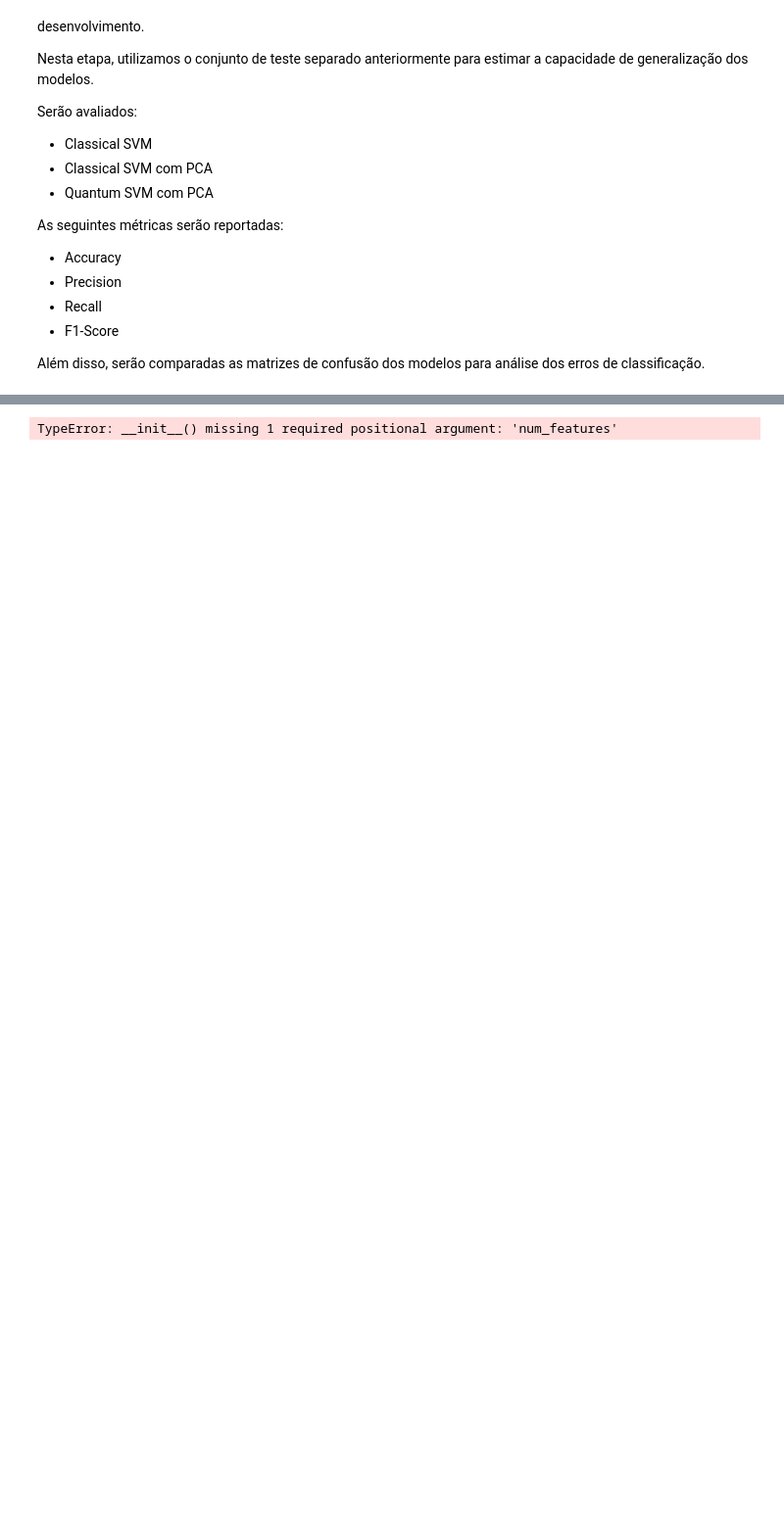
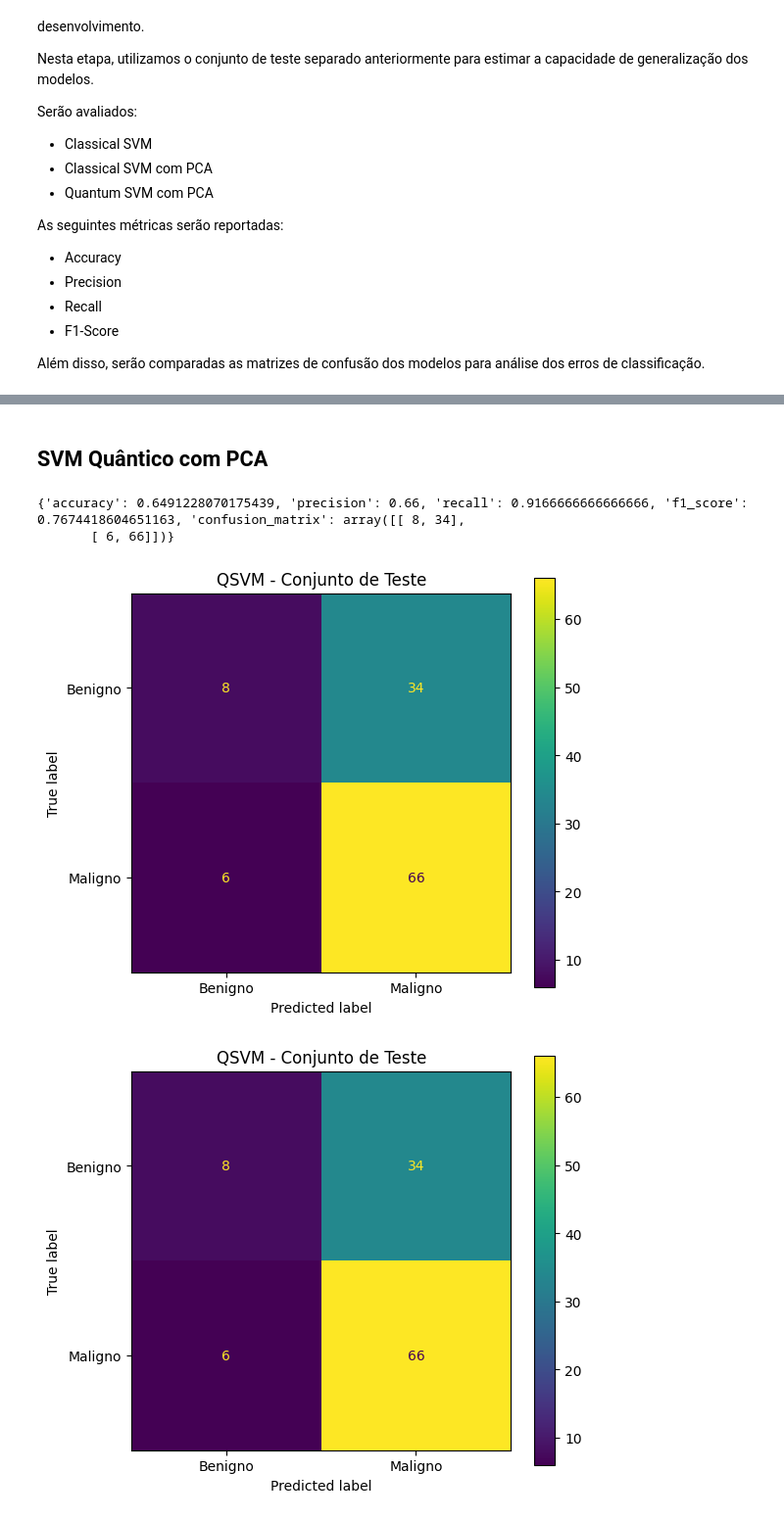
Before and after one commit to jodafons/pee-886-2026-01, a Jupyter notebook: notebooks/ellizeu_sena/qsvm_breast_cancer.ipynb, the cells around one changed output, grey strips where cells are left out. Shown at 98% size. Saved outputs shown, nothing was run; the diff lists cells and outputs as text; code cells hidden in the pictures; blank space fills up the shorter version.

```diff
--- a/notebooks/ellizeu_sena/qsvm_breast_cancer.ipynb
+++ b/notebooks/ellizeu_sena/qsvm_breast_cancer.ipynb
@@ -482,15 +557,36 @@ classical_results
+# %% [markdown]
+## SVM Quântico com PCA
 # %%
 quantum_results = evaluate_saved_model(
     model_class=QuantumSVM,
     model_path=os.path.join(
         DATA_PATH,
         "models",
         "quantum_svm_with_pca.joblib",
     ),
     X_test=X_test_pca,
     y_test=y_test_pca,
 )
 
-quantum_results
+print(quantum_results)
+
+plot_confusion_matrix(
+    confusion_matrix=quantum_results[
+        "confusion_matrix"
+    ],
+    class_names=[
+        "Benigno",
+        "Maligno",
+    ],
+    title="QSVM - Conjunto de Teste",
+    output_path=os.path.join(
+        DATA_PATH,
+        "plots",
+        "quantum_svm_with_pca_confusion_matrix.pdf",
+    )
+)
 # %% [output]
-TypeError: __init__() missing 1 required positional argument: 'num_features'
+{'accuracy': 0.6491228070175439, 'precision': 0.66, 'recall': 0.9166666666666666, 'f1_score': 0.7674418604651163, 'confusion_matrix': array([[ 8, 34],
+       [ 6, 66]])}
+[figure, added]
+[figure, added]
```
Also changed, not shown: parts of 12 cells of this notebook, 3 other files.
